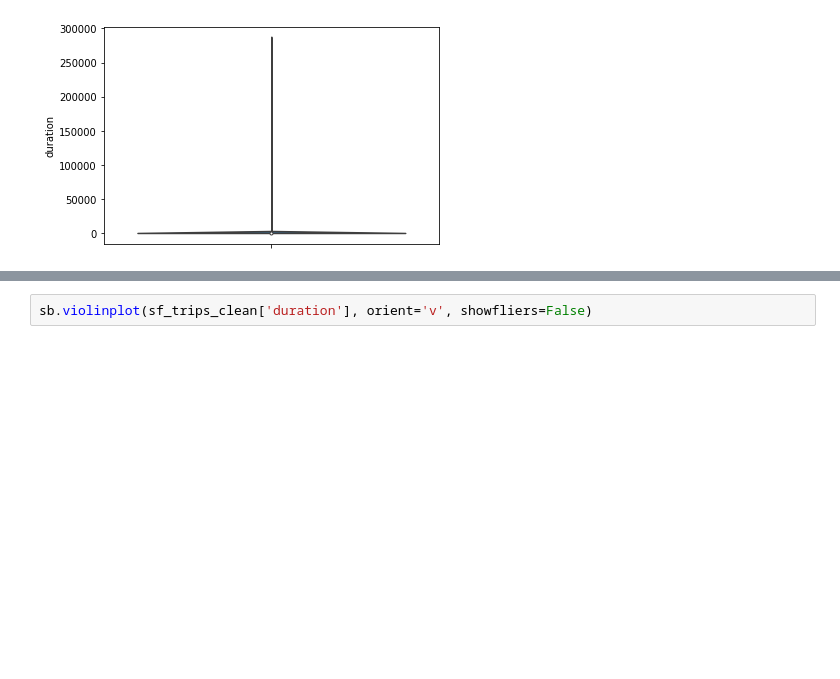
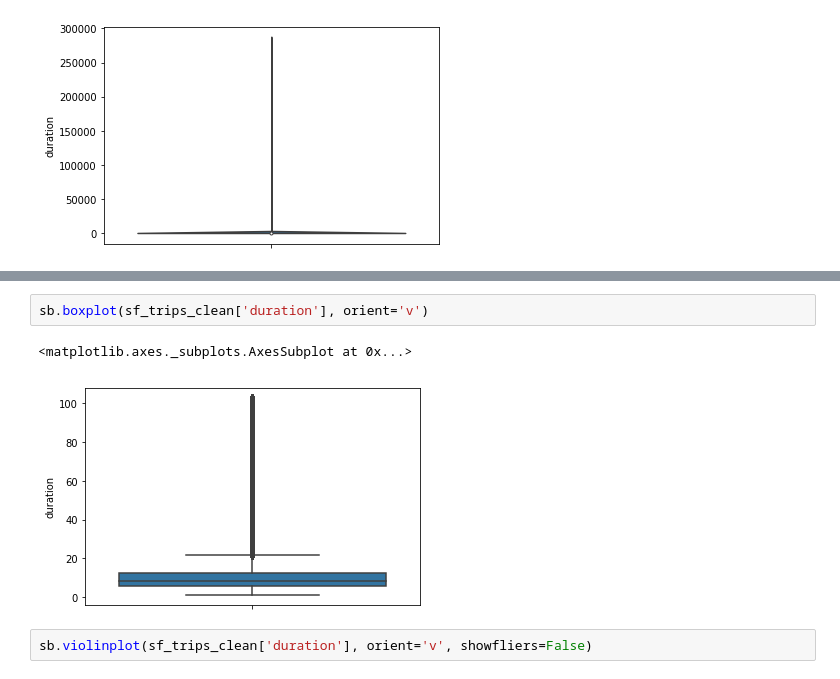
Before and after one commit to jslaga/SpringboardDSC, a Jupyter notebook: Capstone1/Capstone.ipynb, the cells around one changed output, grey strips where cells are left out. Cells and saved outputs as stored; diff of their text form; blank space fills up the shorter version.

```diff
--- a/Capstone1/Capstone.ipynb
+++ b/Capstone1/Capstone.ipynb
@@ -202,3 +235,8 @@ Name: duration, dtype: float64
+# %%
+sb.boxplot(sf_trips_clean['duration'], orient='v')
+# %% [output]
+<matplotlib.axes._subplots.AxesSubplot at 0x...>
+[figure, added]
 # %%
 sb.violinplot(sf_trips_clean['duration'], orient='v', showfliers=False)
 # %% [output]
```
Also changed, not shown: parts of 47 cells of this notebook.
